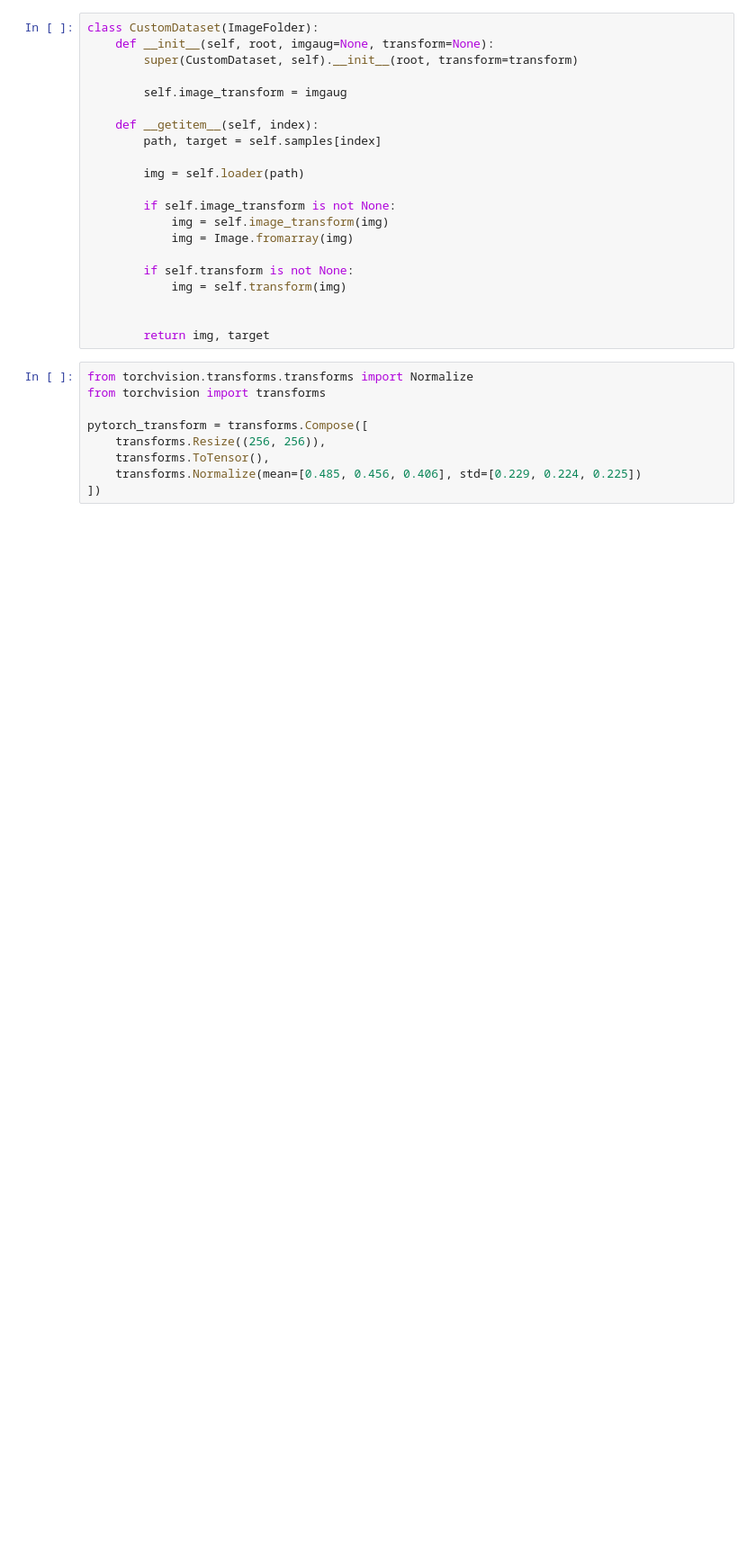
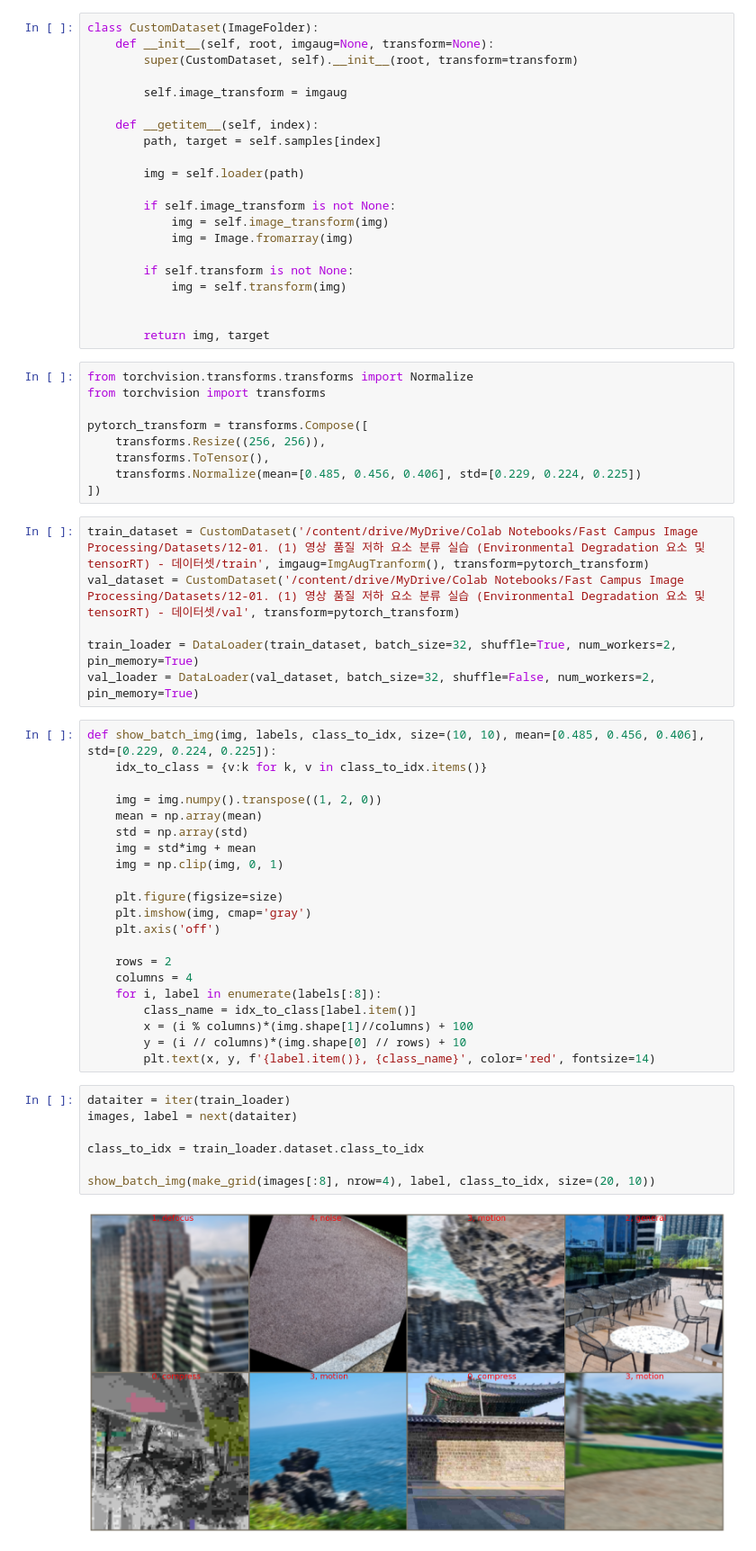
Before and after one commit to miri6913/Fast_Campus_Image_Processing, a Jupyter notebook: 12 영상 품질 저하 요소 분류 실습 (Environmental Degradation 요소 및 tensorRT).ipynb, the cells around one changed output. Shown at 90% size. Drawn from its saved outputs; the diff is of its cells as text; blank space fills up the shorter version.

```diff
--- a/12 영상 품질 저하 요소 분류 실습 (Environmental Degradation 요소 및 tensorRT).ipynb
+++ b/12 영상 품질 저하 요소 분류 실습 (Environmental Degradation 요소 및 tensorRT).ipynb
@@ -105,3 +105,39 @@ pytorch_transform = transforms.Compose([
     transforms.ToTensor(),
     transforms.Normalize(mean=[0.485, 0.456, 0.406], std=[0.229, 0.224, 0.225])
 ])
+# %%
+train_dataset = CustomDataset('/content/drive/MyDrive/Colab Notebooks/Fast Campus Image Processing/Datasets/12-01. (1) 영상 품질 저하 요소 분류 실습 (Environmental Degradation 요소 및 tensorRT) - 데이터셋/train', imgaug=ImgAugTranform(), transform=pytorch_transform)
+val_dataset = CustomDataset('/content/drive/MyDrive/Colab Notebooks/Fast Campus Image Processing/Datasets/12-01. (1) 영상 품질 저하 요소 분류 실습 (Environmental Degradation 요소 및 tensorRT) - 데이터셋/val', transform=pytorch_transform)
+
+train_loader = DataLoader(train_dataset, batch_size=32, shuffle=True, num_workers=2, pin_memory=True)
+val_loader = DataLoader(val_dataset, batch_size=32, shuffle=False, num_workers=2, pin_memory=True)
+# %%
+def show_batch_img(img, labels, class_to_idx, size=(10, 10), mean=[0.485, 0.456, 0.406], std=[0.229, 0.224, 0.225]):
+    idx_to_class = {v:k for k, v in class_to_idx.items()}
+
+    img = img.numpy().transpose((1, 2, 0))
+    mean = np.array(mean)
+    std = np.array(std)
+    img = std*img + mean
+    img = np.clip(img, 0, 1)
+
+    plt.figure(figsize=size)
+    plt.imshow(img, cmap='gray')
+    plt.axis('off')
+
+    rows = 2
+    columns = 4
+    for i, label in enumerate(labels[:8]):
+        class_name = idx_to_class[label.item()]
+        x = (i % columns)*(img.shape[1]//columns) + 100
+        y = (i // columns)*(img.shape[0] // rows) + 10
+        plt.text(x, y, f'{label.item()}, {class_name}', color='red', fontsize=14)
+# %%
+dataiter = iter(train_loader)
+images, label = next(dataiter)
+
+class_to_idx = train_loader.dataset.class_to_idx
+
+show_batch_img(make_grid(images[:8], nrow=4), label, class_to_idx, size=(20, 10))
+# %% [output]
+[figure, added]
```
